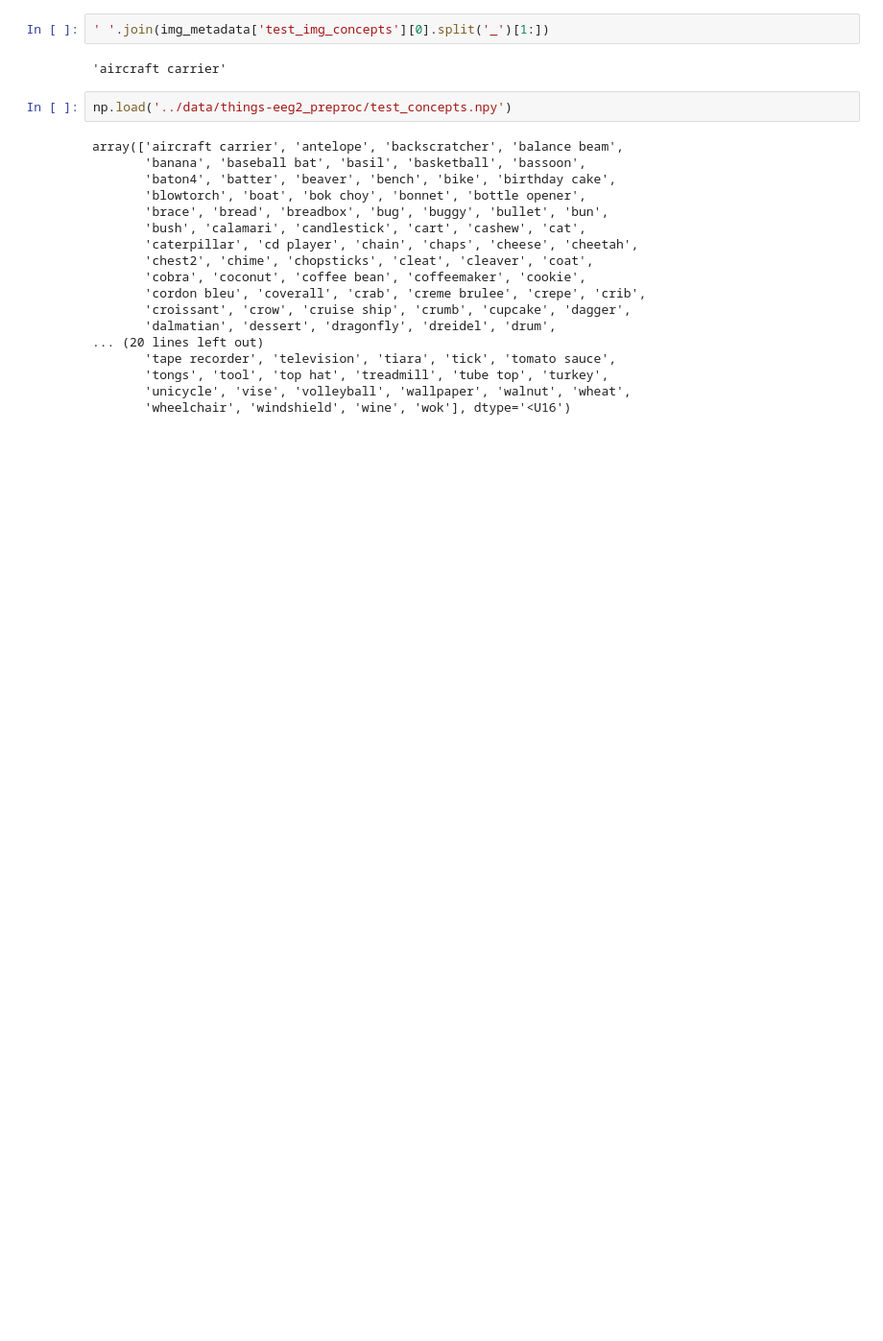
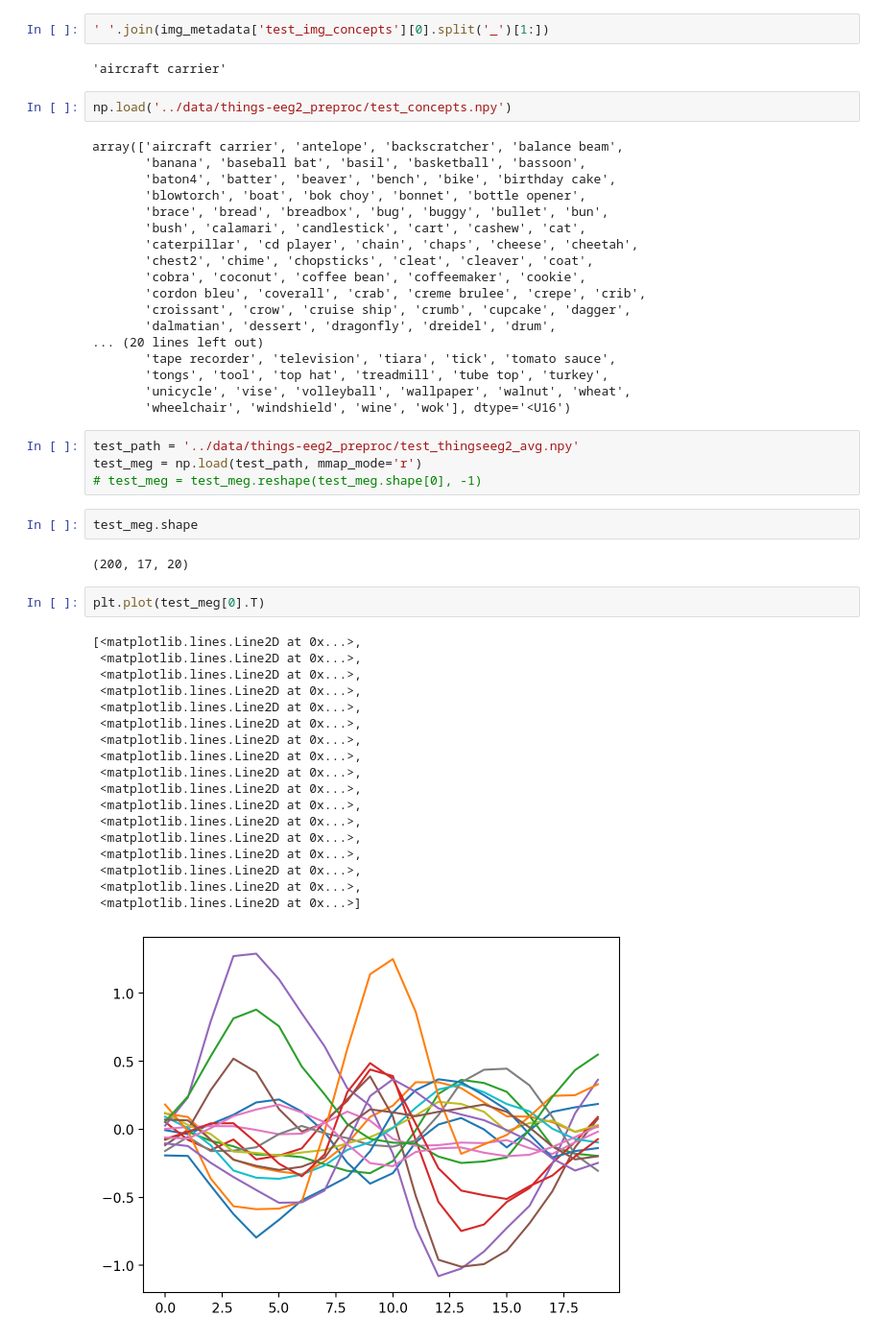
Before and after one commit to desa-lab/EEG-Image-Reconstruction, a Jupyter notebook: thingseeg2_scripts/eeg2_dataset.ipynb, the cells around one changed output. Shown at 96% size. Drawn from its saved outputs; the diff is of its cells as text; blank space fills up the shorter version.

```diff
--- a/thingseeg2_scripts/eeg2_dataset.ipynb
+++ b/thingseeg2_scripts/eeg2_dataset.ipynb
@@ -162,3 +181,32 @@ array(['aircraft carrier', 'antelope', 'backscratcher', 'balance beam',
        'tongs', 'tool', 'top hat', 'treadmill', 'tube top', 'turkey',
        'unicycle', 'vise', 'volleyball', 'wallpaper', 'walnut', 'wheat',
        'wheelchair', 'windshield', 'wine', 'wok'], dtype='<U16')
+# %%
+test_path = '../data/things-eeg2_preproc/test_thingseeg2_avg.npy'
+test_meg = np.load(test_path, mmap_mode='r')
+# test_meg = test_meg.reshape(test_meg.shape[0], -1)
+# %%
+test_meg.shape
+# %% [output]
+(200, 17, 20)
+# %%
+plt.plot(test_meg[0].T)
+# %% [output]
+[<matplotlib.lines.Line2D at 0x...>,
+ <matplotlib.lines.Line2D at 0x...>,
+ <matplotlib.lines.Line2D at 0x...>,
+ <matplotlib.lines.Line2D at 0x...>,
+ <matplotlib.lines.Line2D at 0x...>,
+ <matplotlib.lines.Line2D at 0x...>,
+ <matplotlib.lines.Line2D at 0x...>,
+ <matplotlib.lines.Line2D at 0x...>,
+ <matplotlib.lines.Line2D at 0x...>,
+ <matplotlib.lines.Line2D at 0x...>,
+ <matplotlib.lines.Line2D at 0x...>,
+ <matplotlib.lines.Line2D at 0x...>,
+ <matplotlib.lines.Line2D at 0x...>,
+ <matplotlib.lines.Line2D at 0x...>,
+ <matplotlib.lines.Line2D at 0x...>,
+ <matplotlib.lines.Line2D at 0x...>,
+ <matplotlib.lines.Line2D at 0x...>]
+[figure, added]
```
Also changed, not shown: parts of 10 cells of this notebook, 3 other files.
